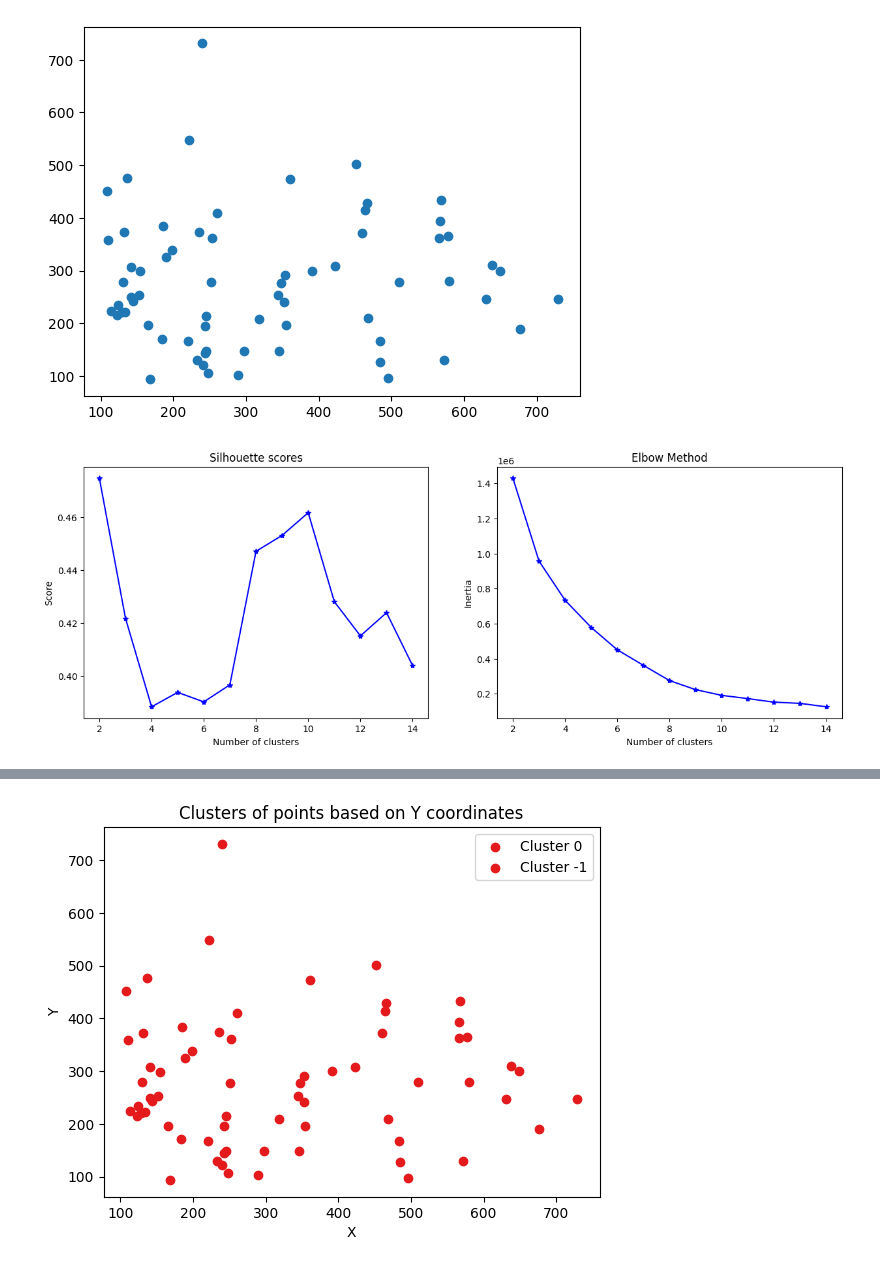
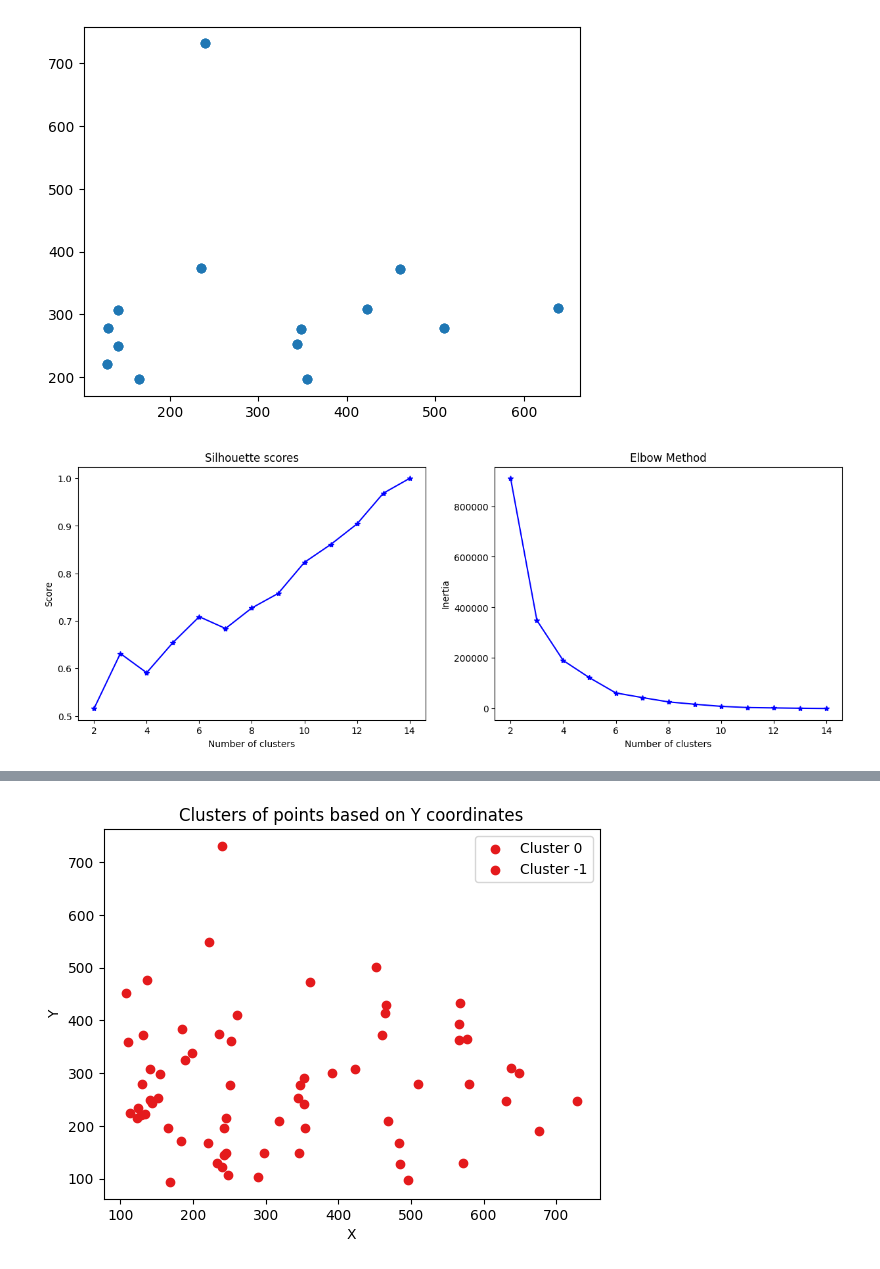
Before and after one commit to medazizazzabi/PDFClassifier, a Jupyter notebook: K-Means.ipynb, the cells around one changed output, grey strips where cells are left out. Drawn from its saved outputs; the diff is of its cells as text; code cells hidden in the pictures.

```diff
--- a/K-Means.ipynb
+++ b/K-Means.ipynb
@@ -8,24 +8,26 @@ from sklearn.cluster import KMeans
 from sklearn.cluster import DBSCAN
 # %%
 df = pd.DataFrame()
-with open('data.json') as f:
+with open('dummy.json') as f:
     data = json.load(f)
 
+data = data[0]
 for entry in data:
     df = pd.concat([df,pd.DataFrame(entry)], ignore_index=True)
+
 
 df = df[["x","y","lines"]]
 
 #Get Important Data
 x = df['x']
 y = df['y']
 context = df['lines']
 
 #Plot the data
 plt.scatter(x, y)
 plt.show()
 # %% [output]
-[figure, old version]
+[figure, new version]
 # %%
 # Determine the optimal number of clusters
 data = np.array([x,y]).T
@@ -57,7 +59,7 @@ plt.ylabel('Inertia')
 
 plt.show()
 # %% [output]
-[figure, old version]
+[figure, new version]
 # %%
 X = np.array(list(zip(x,y)))
 Y = df['y'].values.reshape(-1, 1)
```
Also changed, not shown: parts of 1 cell of this notebook, 42 other files.
